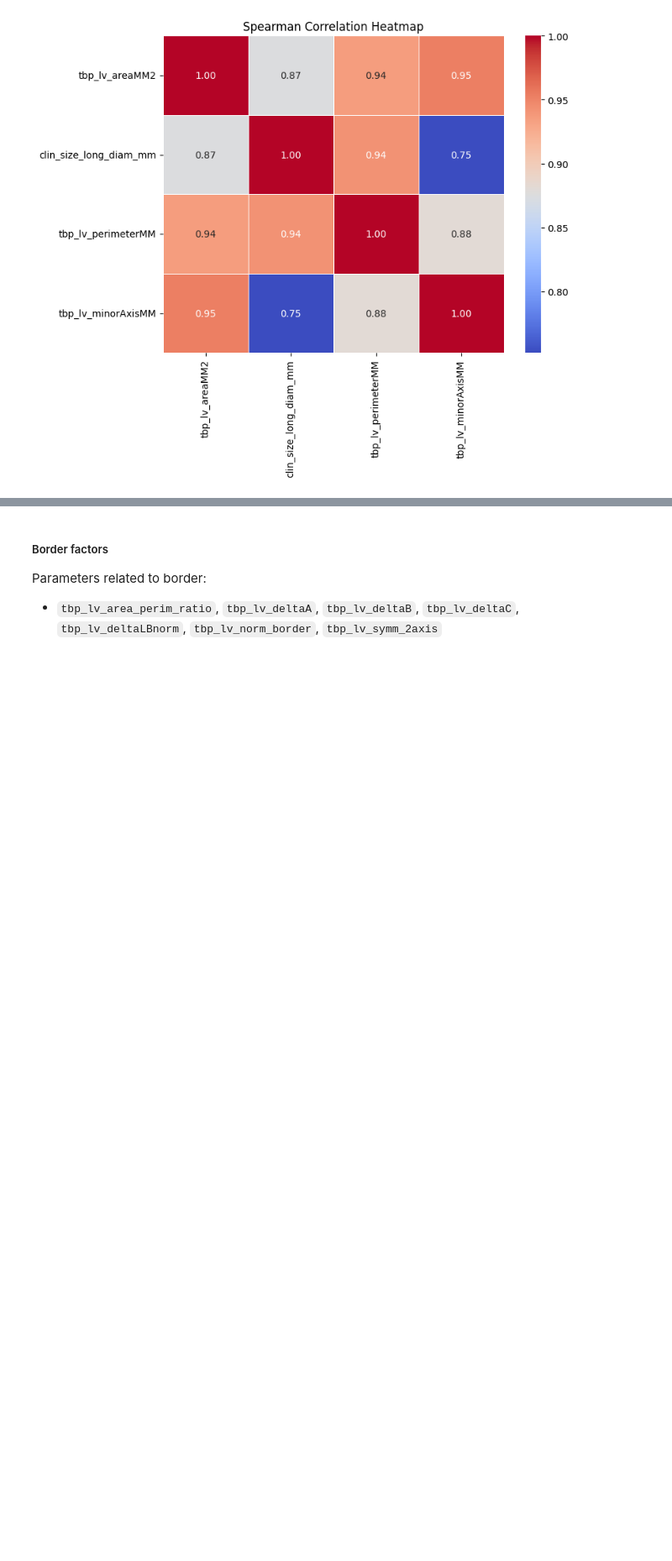
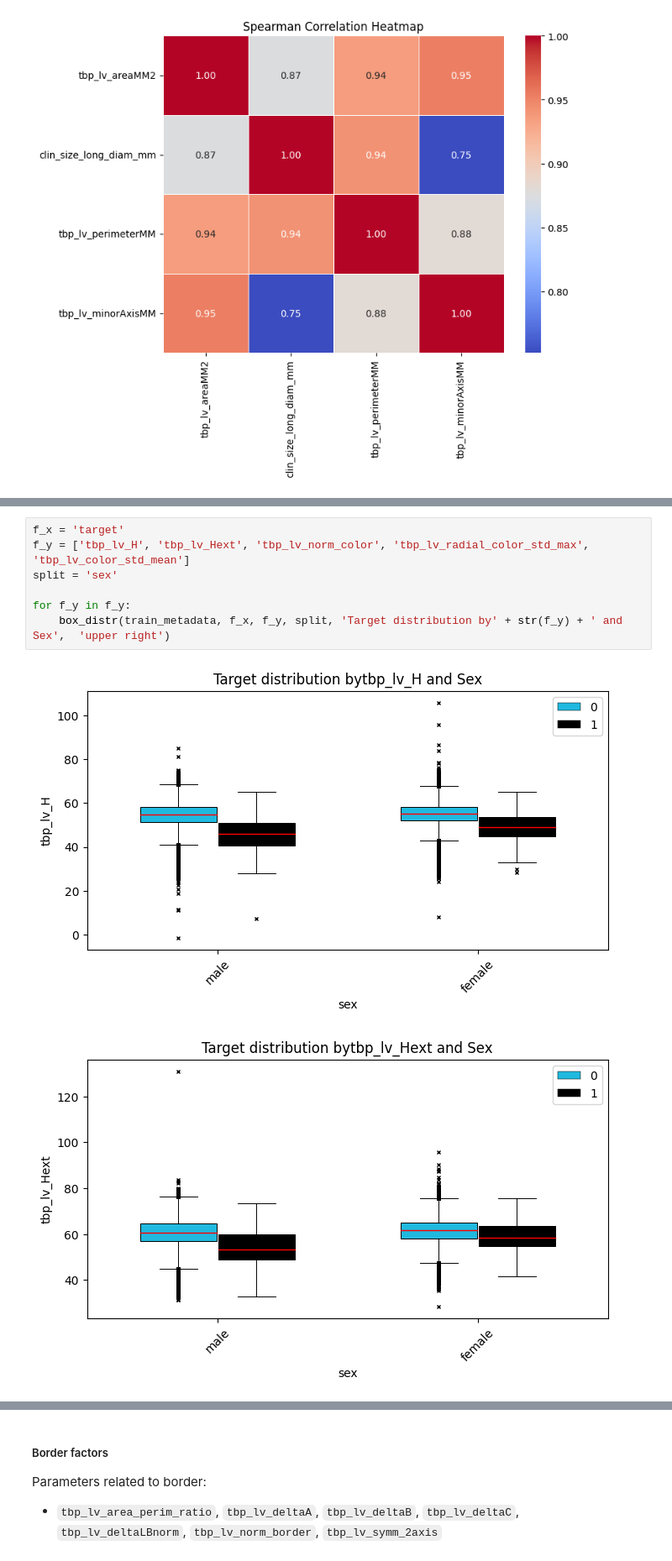
Before and after one commit to JinghanChen99/Kaggle-Skin-Cancer, a Jupyter notebook: load_data.ipynb, the cells around one changed output, grey strips where cells are left out. Shown at 84% size. Saved outputs shown, nothing was run; the diff lists cells and outputs as text; blank space fills up the shorter version.

```diff
--- a/load_data.ipynb
+++ b/load_data.ipynb
@@ -636,0 +682,10 @@ Parameters related to color:
+# %%
+f_x = 'target'
+f_y = ['tbp_lv_H', 'tbp_lv_Hext', 'tbp_lv_norm_color', 'tbp_lv_radial_color_std_max', 'tbp_lv_color_std_mean']
+split = 'sex'
+
+for f_y in f_y:
+    box_distr(train_metadata, f_x, f_y, split, 'Target distribution by' + str(f_y) + ' and Sex',  'upper right')
+# %% [output]
+[figure, added]
+[figure, added]
```
Also changed, not shown: parts of 17 cells of this notebook, 1 other file.
